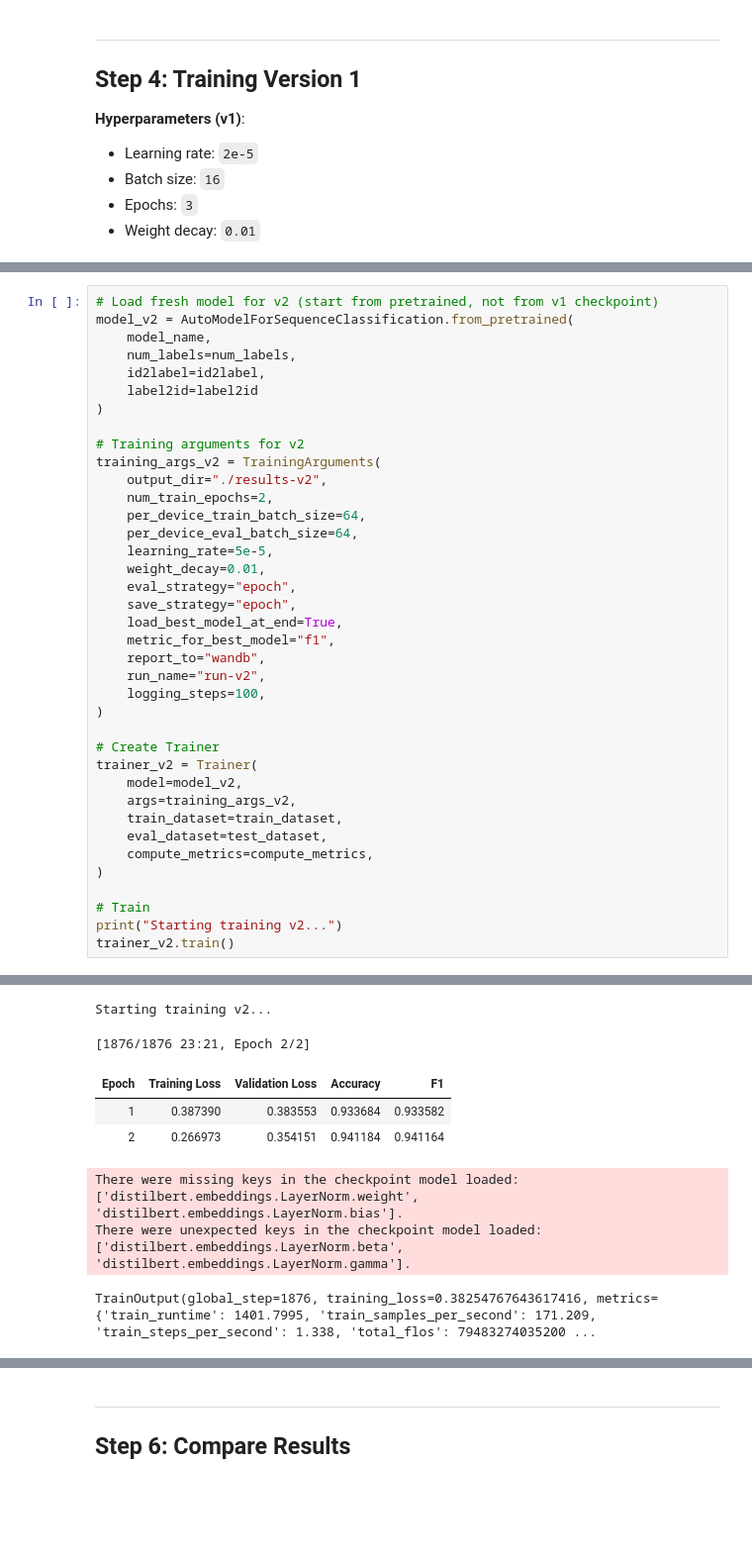
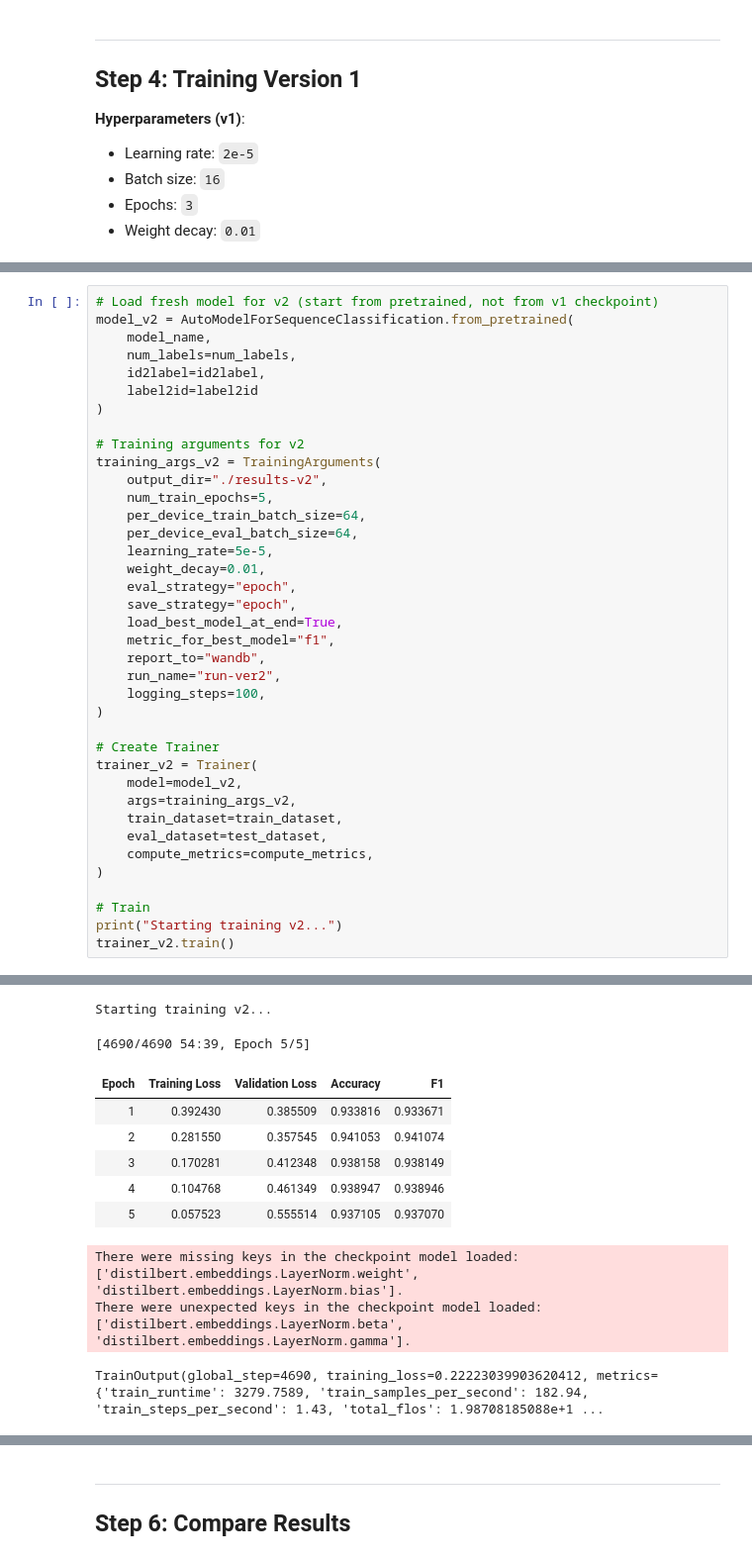
Before and after one commit to riteshmaury-iitj/group13-assignment-mlops, a Jupyter notebook: __notebook__.ipynb, the cells around one changed output, grey strips where cells are left out. Shown at 99% size. Saved outputs shown, nothing was run; the diff lists cells and outputs as text; blank space fills up the shorter version.

```diff
--- a/__notebook__.ipynb
+++ b/__notebook__.ipynb
@@ -342,7 +333,7 @@ model_v2 = AutoModelForSequenceClassification.from_pretrained(
 # Training arguments for v2
 training_args_v2 = TrainingArguments(
     output_dir="./results-v2",
-    num_train_epochs=2,
+    num_train_epochs=5,
     per_device_train_batch_size=64,
     per_device_eval_batch_size=64,
     learning_rate=5e-5,
@@ -352,7 +343,7 @@ training_args_v2 = TrainingArguments(
     load_best_model_at_end=True,
     metric_for_best_model="f1",
     report_to="wandb",
-    run_name="run-v2",
+    run_name="run-ver2",
     logging_steps=100,
 )
 
@@ -384,15 +375,18 @@ classifier.bias         | MISSING    |
 
 Notes:
 - UNEXPECTED    :can be ignored when loading from different task/architecture; not ok if you expect identical arch.
 - MISSING       :those params were newly initialized because missing from the checkpoint. Consider training on your downstream task.
 Starting training v2...
-[1876/1876 23:21, Epoch 2/2]
+[4690/4690 54:39, Epoch 5/5]
 | Epoch | Training Loss | Validation Loss | Accuracy | F1 |
-| 1 | 0.387390 | 0.383553 | 0.933684 | 0.933582 |
-| 2 | 0.266973 | 0.354151 | 0.941184 | 0.941164 |
+| 1 | 0.392430 | 0.385509 | 0.933816 | 0.933671 |
+| 2 | 0.281550 | 0.357545 | 0.941053 | 0.941074 |
+| 3 | 0.170281 | 0.412348 | 0.938158 | 0.938149 |
+| 4 | 0.104768 | 0.461349 | 0.938947 | 0.938946 |
+| 5 | 0.057523 | 0.555514 | 0.937105 | 0.937070 |
 There were missing keys in the checkpoint model loaded: ['distilbert.embeddings.LayerNorm.weight', 'distilbert.embeddings.LayerNorm.bias'].
 There were unexpected keys in the checkpoint model loaded: ['distilbert.embeddings.LayerNorm.beta', 'distilbert.embeddings.LayerNorm.gamma'].
-TrainOutput(global_step=1876, training_loss=0.38254767643617416, metrics={'train_runtime': 1401.7995, 'train_samples_per_second': 171.209, 'train_steps_per_second': 1.338, 'total_flos': 79483274035200 ...
+TrainOutput(global_step=4690, training_loss=0.22223039903620412, metrics={'train_runtime': 3279.7589, 'train_samples_per_second': 182.94, 'train_steps_per_second': 1.43, 'total_flos': 1.98708185088e+1 ...
 # %%
 # Evaluate v2
 results_v2 = trainer_v2.evaluate()
```
Also changed, not shown: parts of 10 cells of this notebook.
